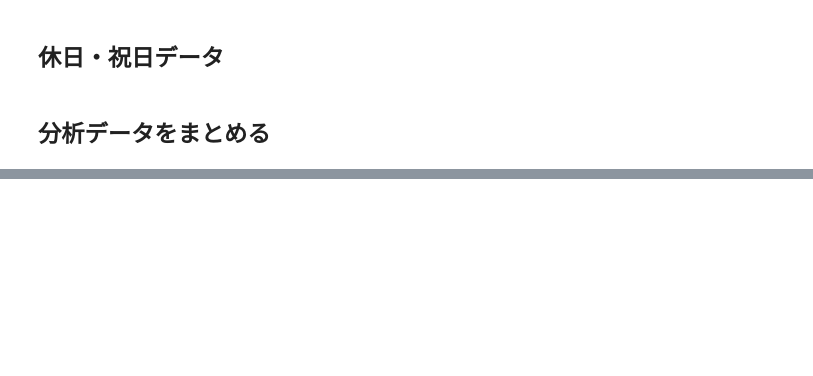
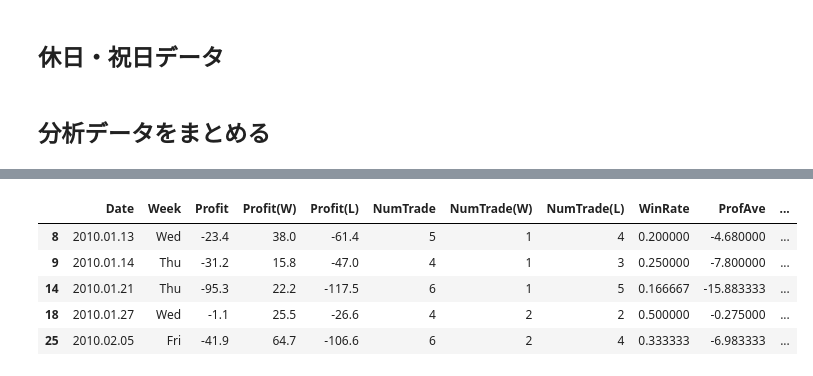
Before and after one commit to Jhosua-a/FXAnalysisData, a Jupyter notebook: MixBollinger.ipynb, the cells around one changed output, grey strips where cells are left out. Cells and saved outputs as stored; diff of their text form; code cells hidden in the pictures; blank space fills up the shorter version.

```diff
--- a/MixBollinger.ipynb
+++ b/MixBollinger.ipynb
@@ -255,0 +353,11 @@ analysdata_df.to_csv('C:/Users/bdffa/OneDrive/FXAnalysisData/analysData_220817.c
+# %%
+DFAnalysdata_expnrange = DFAnalysdata.query('ExpnLineage == "expn range"')
+# %%
+DFAnalysdata_expnrange.head()
+# %% [output]
+|  | Date | Week | Profit | Profit(W) | Profit(L) | NumTrade | NumTrade(W) | NumTrade(L) | WinRate | ProfAve | ... |
+| 8 | 2010.01.13 | Wed | -23.4 | 38.0 | -61.4 | 5 | 1 | 4 | 0.200000 | -4.680000 | ... |
+| 9 | 2010.01.14 | Thu | -31.2 | 15.8 | -47.0 | 4 | 1 | 3 | 0.250000 | -7.800000 | ... |
+| 14 | 2010.01.21 | Thu | -95.3 | 22.2 | -117.5 | 6 | 1 | 5 | 0.166667 | -15.883333 | ... |
+| 18 | 2010.01.27 | Wed | -1.1 | 25.5 | -26.6 | 4 | 2 | 2 | 0.500000 | -0.275000 | ... |
+| 25 | 2010.02.05 | Fri | -41.9 | 64.7 | -106.6 | 6 | 2 | 4 | 0.333333 | -6.983333 | ... |
```
Also changed, not shown: parts of 32 cells of this notebook, 1 other file.
